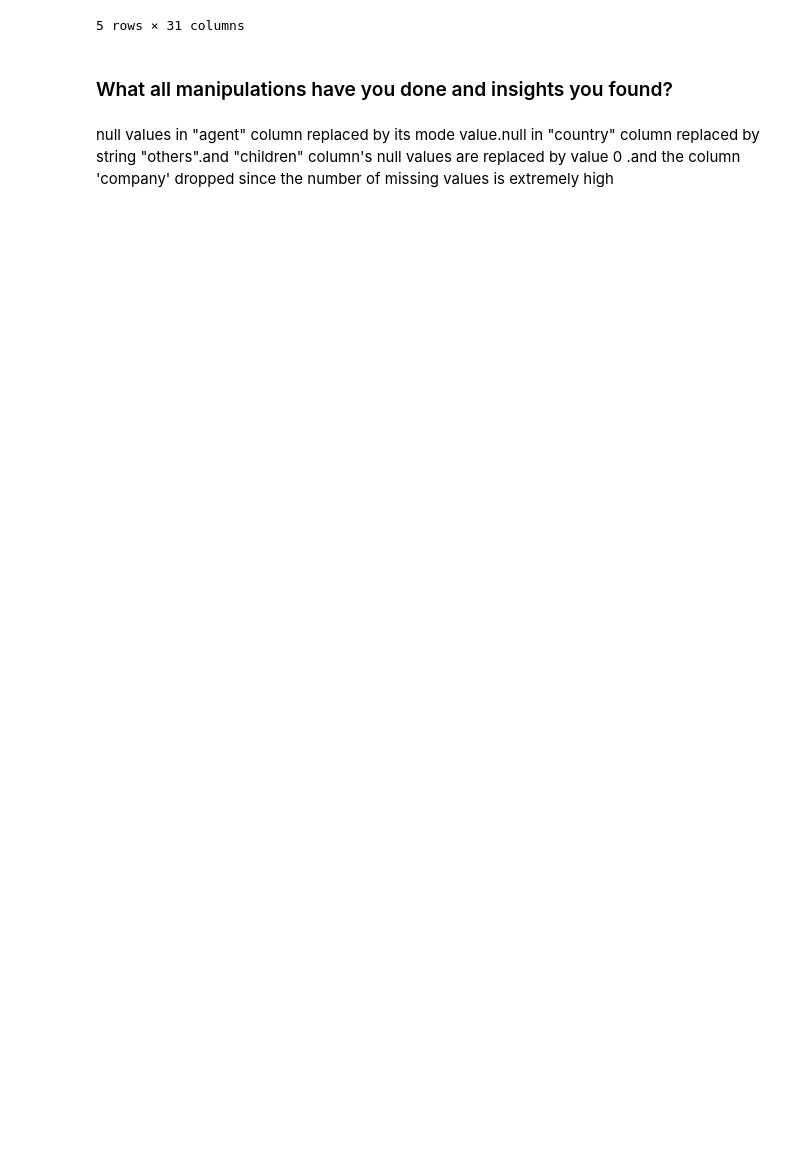
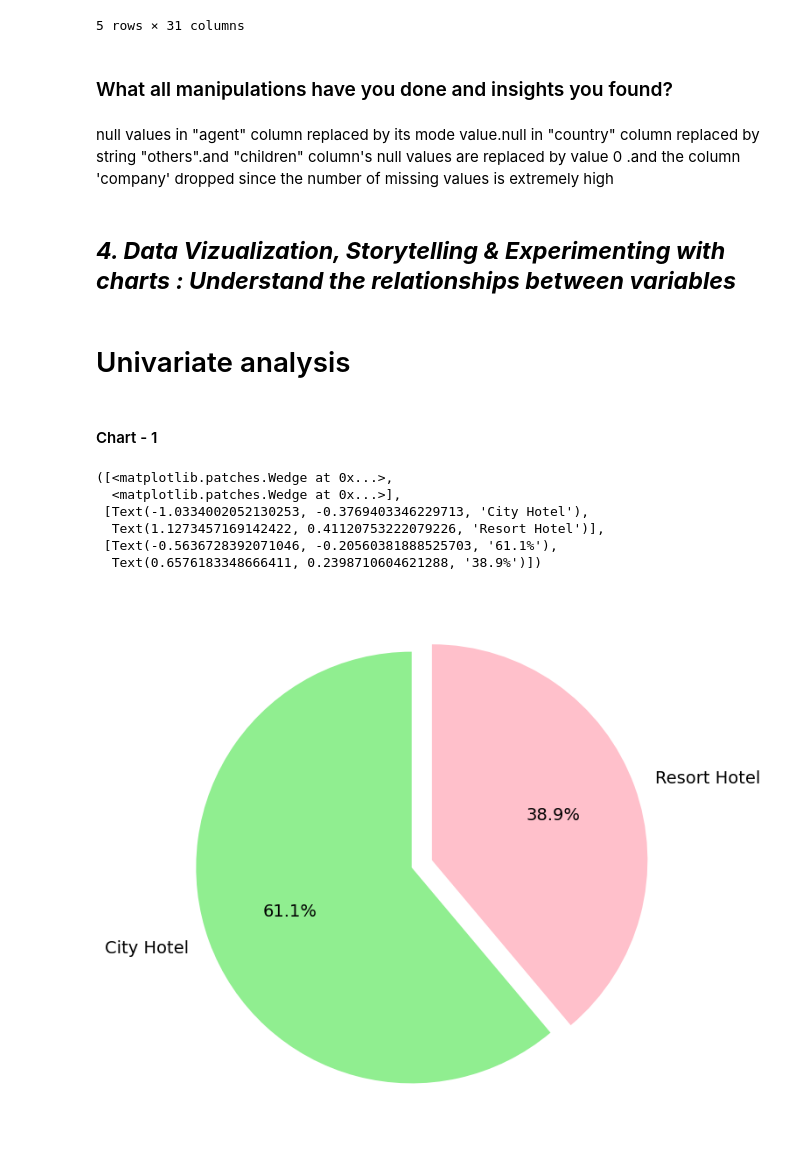
Before and after one commit to deepanshudagdi/EDA-Hotel-Bookings, a Jupyter notebook: EDA_hotel_booking_Samhitha_Template.ipynb, the cells around one changed output. Saved outputs shown, nothing was run; the diff lists cells and outputs as text; code cells hidden in the pictures; blank space fills up the shorter version.

```diff
--- a/EDA_hotel_booking_Samhitha_Template.ipynb
+++ b/EDA_hotel_booking_Samhitha_Template.ipynb
@@ -324,3 +305,29 @@ df.head()
 ### What all manipulations have you done and insights you found?
 # %% [markdown]
 null values in "agent" column replaced by its mode value.null in "country" column replaced by string "others".and "children" column's null values are replaced by value 0 .and  the column 'company' dropped since the number of missing values is extremely high
+# %% [markdown]
+## ***4. Data Vizualization, Storytelling & Experimenting with charts : Understand the relationships between variables***
+# %% [markdown]
+# Univariate analysis
+# %% [markdown]
+#### Chart - 1
+# %%
+# Chart - 1 visualization code
+
+plt.rcParams['figure.figsize'] = 8,8
+labels = df['hotel'].value_counts().index.tolist()
+# Convert value counts to list
+sizes = df['hotel'].value_counts().tolist()
+# As the name suggest, explode will determine how much each section is separated from each other
+explode = (0, 0.1)
+
+colors = ['lightgreen','pink']
+plt.pie(sizes, explode=explode, labels=labels, colors=colors, autopct='%1.1f%%',startangle=90, textprops={'fontsize': 14})
+# %% [output]
+([<matplotlib.patches.Wedge at 0x...>,
+  <matplotlib.patches.Wedge at 0x...>],
+ [Text(-1.0334002052130253, -0.3769403346229713, 'City Hotel'),
+  Text(1.1273457169142422, 0.41120753222079226, 'Resort Hotel')],
+ [Text(-0.5636728392071046, -0.20560381888525703, '61.1%'),
+  Text(0.6576183348666411, 0.2398710604621288, '38.9%')])
+[figure, added]
```
Also changed, not shown: parts of 39 cells of this notebook.
